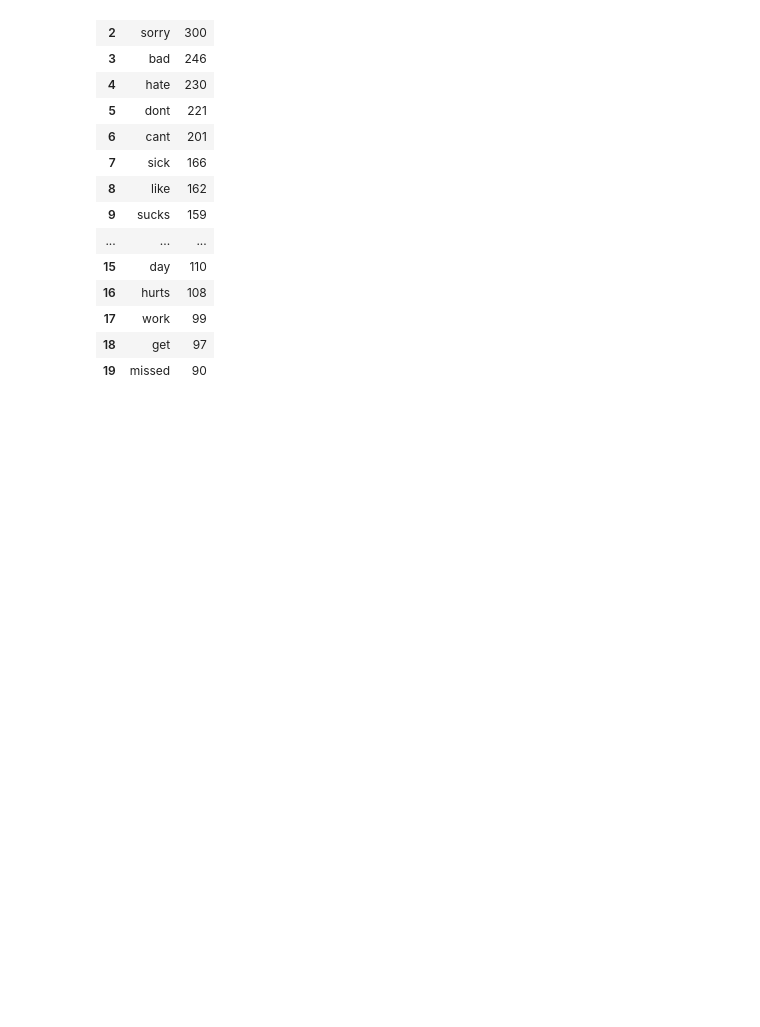
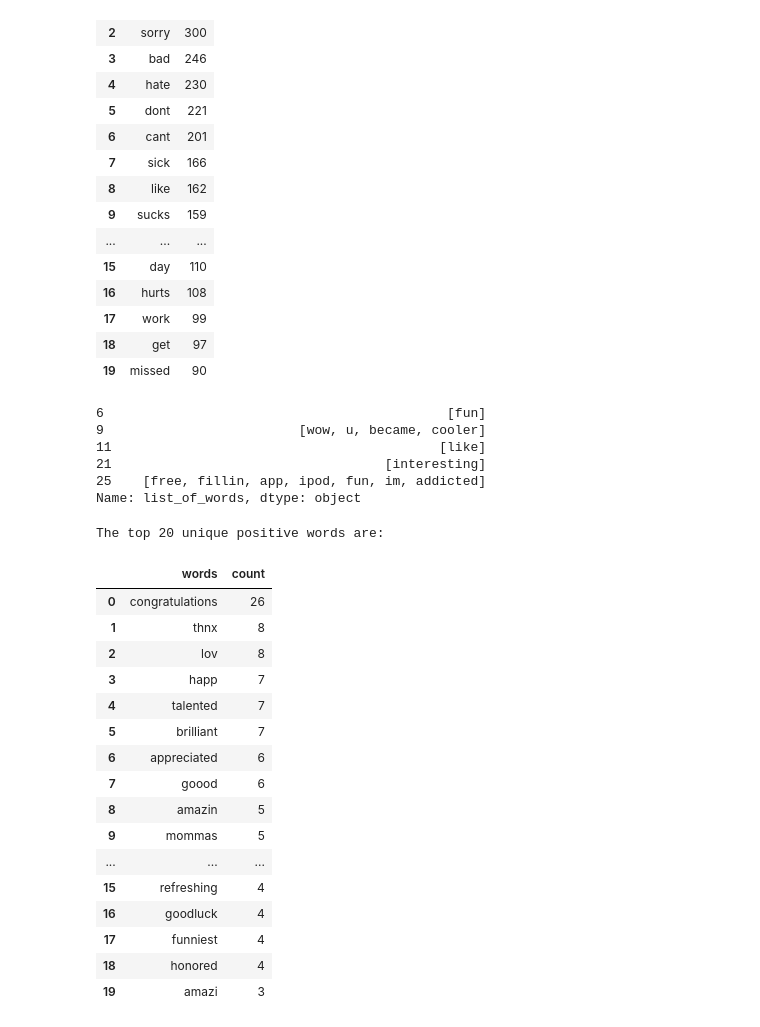
Before and after one commit to abhayp2204/Twitter-Sentiment-Analysis, a Jupyter notebook: code.ipynb, the cells around one changed output. Saved outputs shown, nothing was run; the diff lists cells and outputs as text; code cells hidden in the pictures; blank space fills up the shorter version.

Commit message:
unique words

```diff
--- a/code.ipynb
+++ b/code.ipynb
@@ -356,3 +356,60 @@ most_common.style.background_gradient(cmap="Reds")
 | 17 | work | 99 |
 | 18 | get | 97 |
 | 19 | missed | 90 |
+# %%
+raw_text = [word for word_list in train["list_of_words"] for word in word_list]
+raw_text[:5]
+
+train[train.sentiment == "positive"]["list_of_words"].head()
+# %% [output]
+6                                            [fun]
+9                         [wow, u, became, cooler]
+11                                          [like]
+21                                   [interesting]
+25    [free, fillin, app, ipod, fun, im, addicted]
+Name: list_of_words, dtype: object
+# %%
+def get_unique_words(sentiment, num_words, raw_text):
+    other = []
+
+    for list_of_words in train[train.sentiment != sentiment]["list_of_words"]:
+        for word in list_of_words:
+            other.append(word)
+    other = list(set(other))
+    specific = [x for x in raw_text if x not in other]
+
+    counter = Counter()
+    for list_of_words in train[train.sentiment == sentiment]["list_of_words"]:
+        for word in list_of_words:
+            counter[word] += 1
+    keep = list(specific)
+
+    for word in list(counter):
+        if word not in keep:
+            del counter[word]
+
+    unique_words = pd.DataFrame(counter.most_common(num_words), columns=["words", "count"])
+    return unique_words
+# %%
+unique_positive = get_unique_words("positive", 20, raw_text=raw_text)
+print("The top 20 unique positive words are:")
+unique_positive.style.background_gradient(cmap="Greens")
+# %% [output]
+The top 20 unique positive words are:
+|  | words | count |
+| 0 | congratulations | 26 |
+| 1 | thnx | 8 |
+| 2 | lov | 8 |
+| 3 | happ | 7 |
+| 4 | talented | 7 |
+| 5 | brilliant | 7 |
+| 6 | appreciated | 6 |
+| 7 | goood | 6 |
+| 8 | amazin | 5 |
+| 9 | mommas | 5 |
+| ... | ... | ... |
+| 15 | refreshing | 4 |
+| 16 | goodluck | 4 |
+| 17 | funniest | 4 |
+| 18 | honored | 4 |
+| 19 | amazi | 3 |
```
Also changed, not shown: parts of 1 cell of this notebook.
